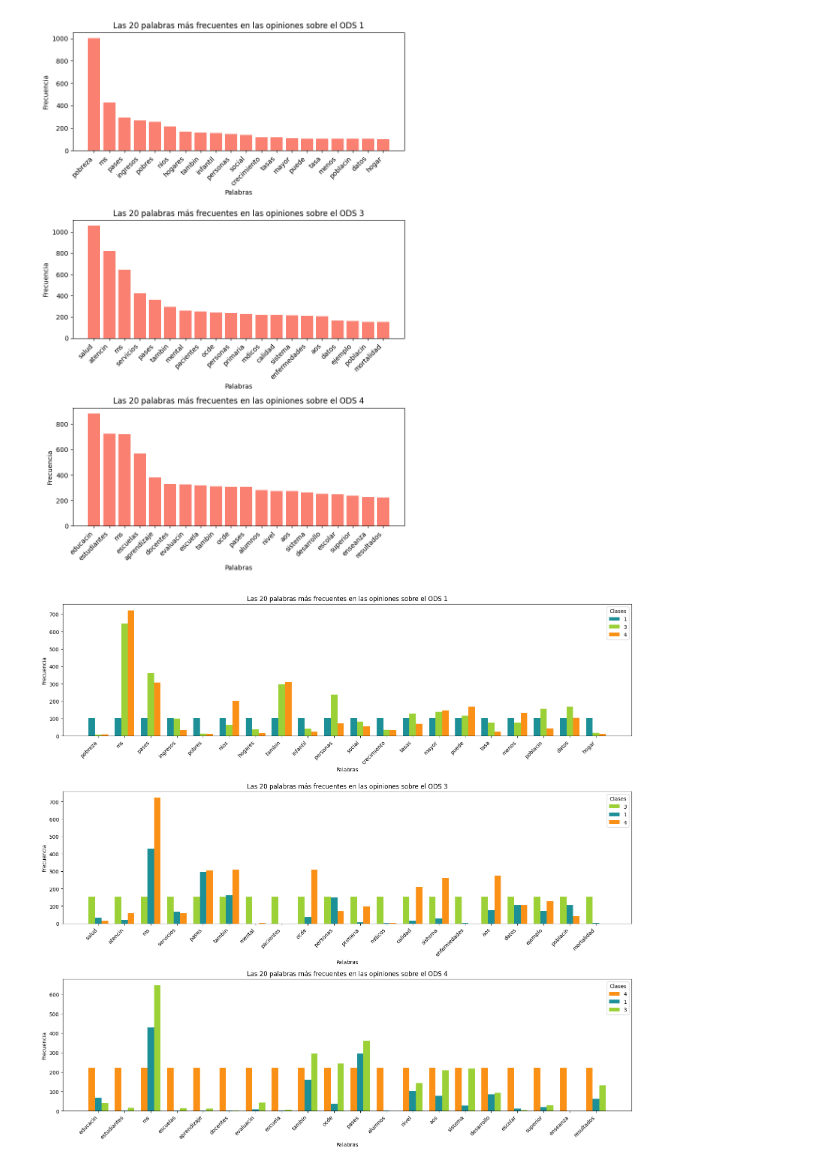
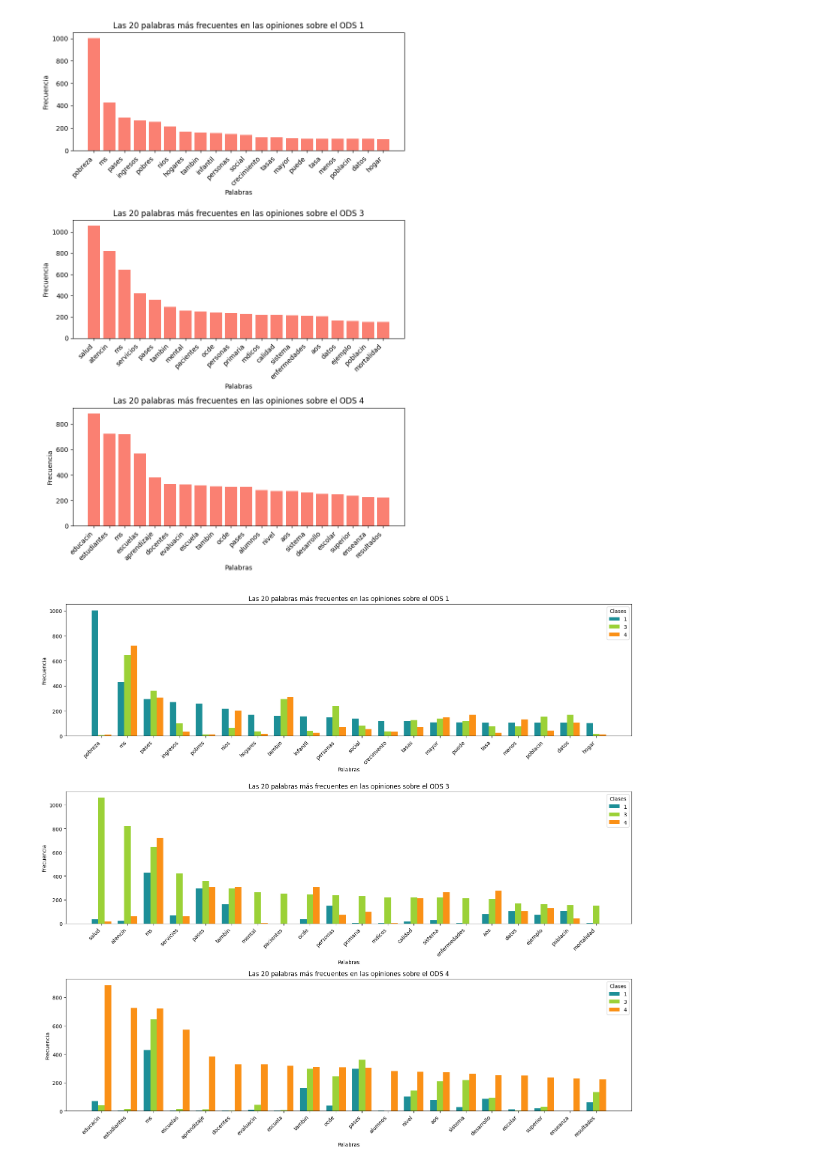
Before and after one commit to BILabsAndProjects/Proyecto1, a Jupyter notebook: exploracion_datos.ipynb, the cells around one changed output. Saved outputs shown, nothing was run; the diff lists cells and outputs as text; code cells hidden in the pictures.

Commit message:
visualizaciones corregidas

```diff
--- a/exploracion_datos.ipynb
+++ b/exploracion_datos.ipynb
@@ -452,43 +452,42 @@ for i, label in enumerate({1, 3, 4}):
     top_class_words_counts = class_word_counts.most_common(n_words)
 
     class_top_words = [word for word, count in top_class_words_counts]
-    class_freq_data = {label: class_word_counts.get(word, 0) for word in class_top_words}
+    class_freq_data = {}
 
     for label2 in classes:
-        # por cada una de las palabras del top, encontrar su frecuencia en las otras clases!
-        if label2 != label:
-            class_tokens = [
-                token
-                for tokens_list in normalized_df[normalized_df["labels"] == label2]["tokens"]
-                for token in tokens_list
-            ]
+        # por cada una de las palabras del top, encontrar su frecuencia en las clases
+        class_tokens = [
+            token
+            for tokens_list in normalized_df[normalized_df["labels"] == label2]["tokens"]
+            for token in tokens_list
+        ]
 
-            class_word_counts = Counter(class_tokens)
+        class_word_counts = Counter(class_tokens)
 
-            class_freq_data[label2] = [class_word_counts.get(word, 0) for word in class_top_words]
+        class_freq_data[label2] = [class_word_counts.get(word, 0) for word in class_top_words]
 
     label_freq_df = pd.DataFrame(class_freq_data, index=class_top_words)
     x_positions = np.arange(len(label_freq_df.index))
     # Graficar las palabras más frecuentes para la clase
     for j, class_name in enumerate(label_freq_df.columns):
         offset = bar_width * (j - (n_classes - 1) / 2.0)
         ax[i].bar(
             x_positions + offset,
             label_freq_df[class_name],
             width=bar_width,
             label=class_name,
             color=colors[class_name]
         )
     ax[i].set_xticks(x_positions)
     ax[i].set_xticklabels(label_freq_df.index, rotation=45, ha="right")
     ax[i].set_title(
         f"Las {n_words} palabras más frecuentes en las opiniones sobre el ODS {label}"
     )
     ax[i].set_xlabel("Palabras")
     ax[i].set_ylabel("Frecuencia")
     ax[i].legend(title="Clases")
 
 plt.tight_layout()
 plt.show()
 # %% [output]
-[figure, old version]
+[figure, new version]
```
